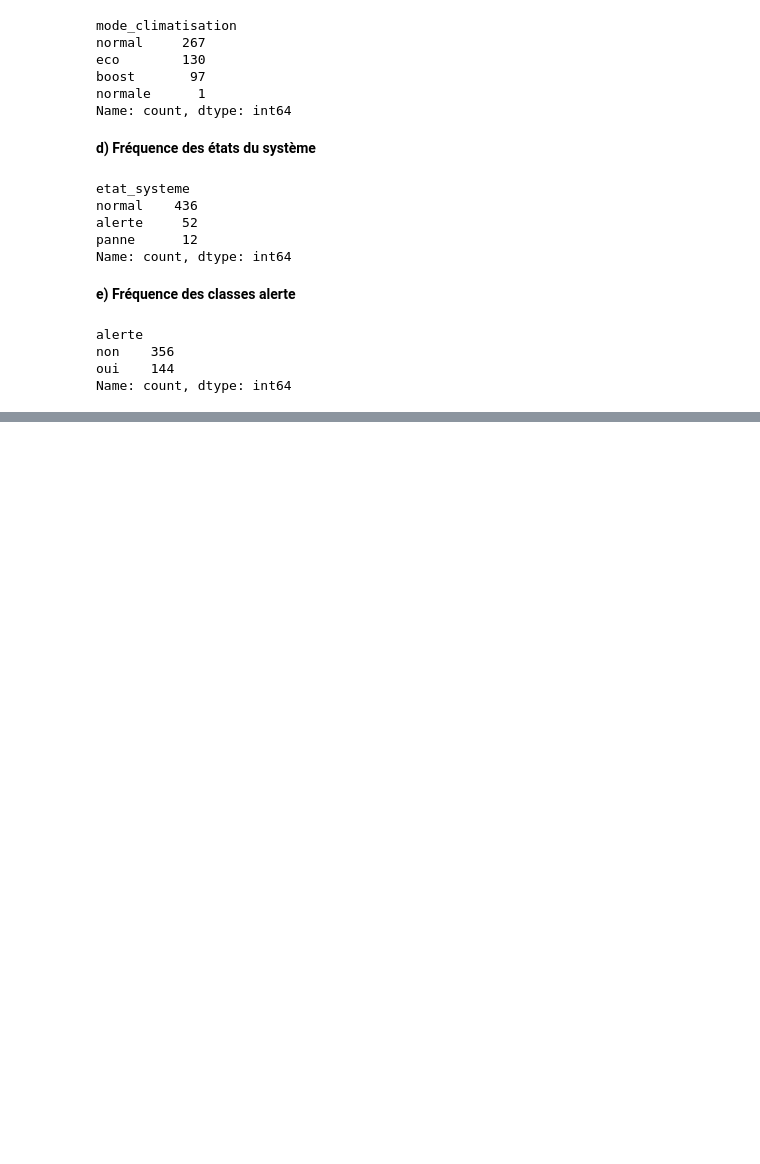
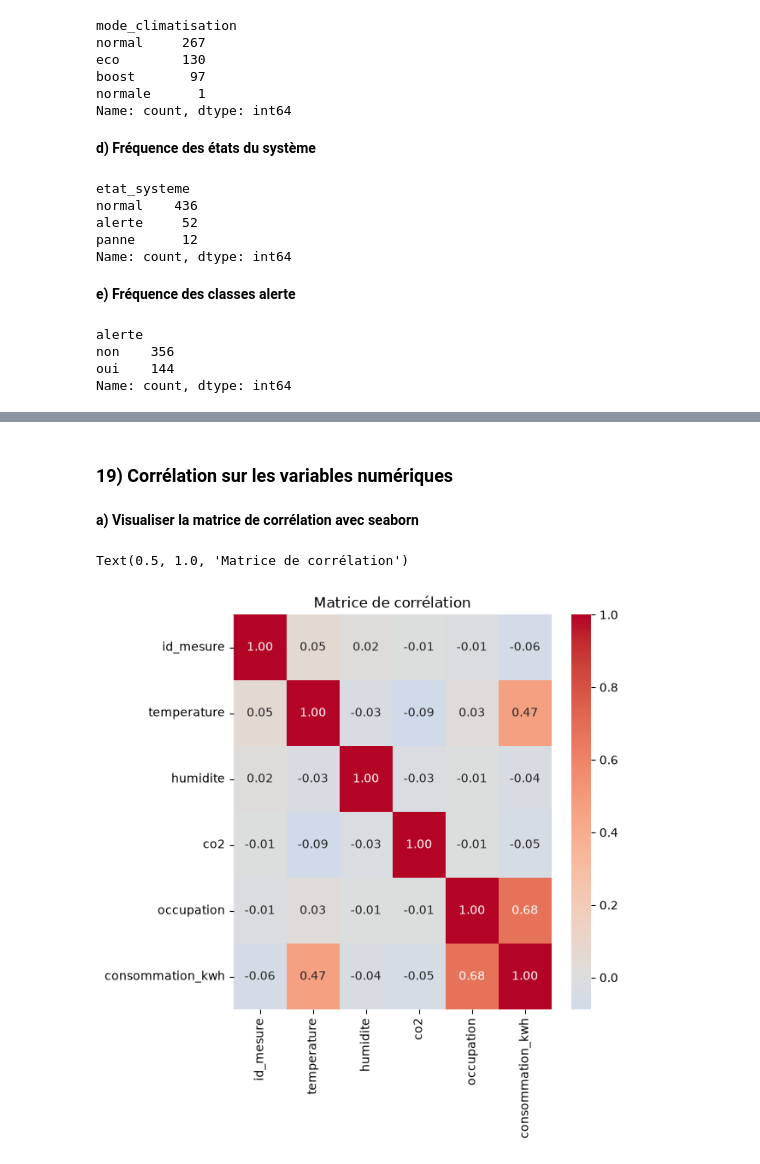
Before and after one commit to galassmyname/Atelier-donnees-tabulaires, a Jupyter notebook: atelier_prepa_donnees_tab/notebooks/atelier_prepa_donnees_tab.ipynb, the cells around one changed output, grey strips where cells are left out. Drawn from its saved outputs; the diff is of its cells as text; code cells hidden in the pictures; blank space fills up the shorter version.

Commit message:
matrice de correlation

```diff
--- a/atelier_prepa_donnees_tab/notebooks/atelier_prepa_donnees_tab.ipynb
+++ b/atelier_prepa_donnees_tab/notebooks/atelier_prepa_donnees_tab.ipynb
@@ -639,0 +649,12 @@ Name: count, dtype: int64
+# %% [markdown]
+### 19) Corrélation sur les variables numériques
+# %% [markdown]
+**a) Visualiser la matrice de corrélation avec seaborn**
+# %%
+plt.figure(figsize=(6, 6))
+matrice_corr = df[variables_numeriques].corr()
+sns.heatmap(matrice_corr, annot=True, cmap="coolwarm", center=0, fmt=".2f")
+plt.title("Matrice de corrélation")
+# %% [output]
+Text(0.5, 1.0, 'Matrice de corrélation')
+[figure, added]
```
Also changed, not shown: parts of 1 cell of this notebook.
